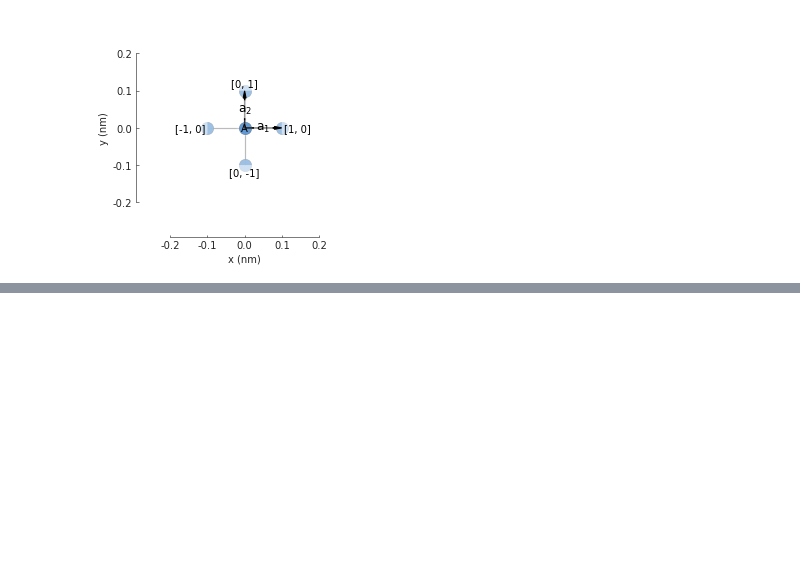
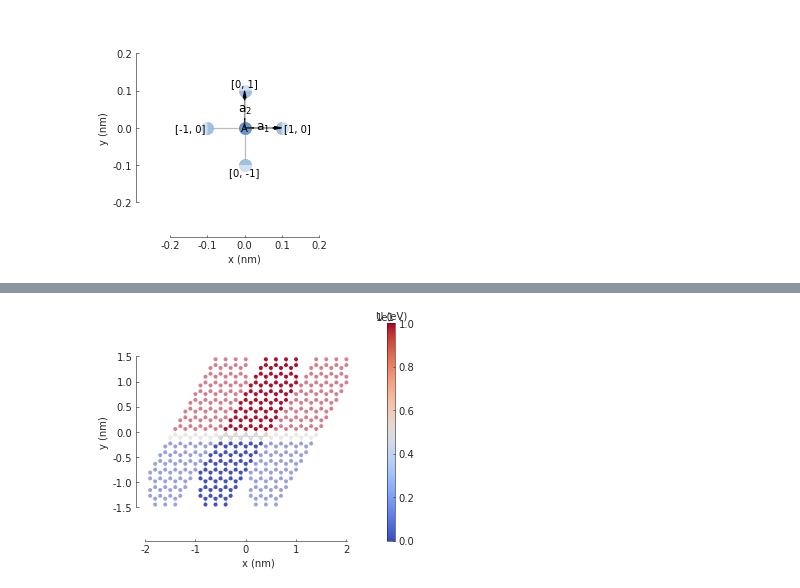
Before and after one commit to ingyeocha/YeongChan-vispy, a Jupyter notebook: test.ipynb, the cells around one changed output, grey strips where cells are left out. Saved outputs shown, nothing was run; the diff lists cells and outputs as text; code cells hidden in the pictures; blank space fills up the shorter version.

```diff
--- a/test.ipynb
+++ b/test.ipynb
@@ -41,0 +59,23 @@ plt.show()
+# %%
+#calculate density of state, local density of state, band structure
+def pn_junction(y0, v1, v2):
+    @pb.onsite_energy_modifier
+    def potential(energy, y):
+        energy[y < y0] += v1
+        energy[y >= y0] += v2
+        return energy
+    return potential
+
+model=pb.Model(lattice,
+               #pb.primitive(a1=2,a2=4),
+               pb.rectangle(x=2,y=3),
+               pb.translational_symmetry(a1=1.,a2=False),
+               pn_junction(0,0,5),
+               pn_junction(-0.2,0,5)
+              )
+#model.plot()
+model.onsite_map.plot(cmap="coolwarm", site_radius=0.03)
+pb.pltutils.colorbar(label="U (eV)")
+plt.show()
+# %% [output]
+[figure, added]
```
Also changed, not shown: parts of 3 cells of this notebook.
